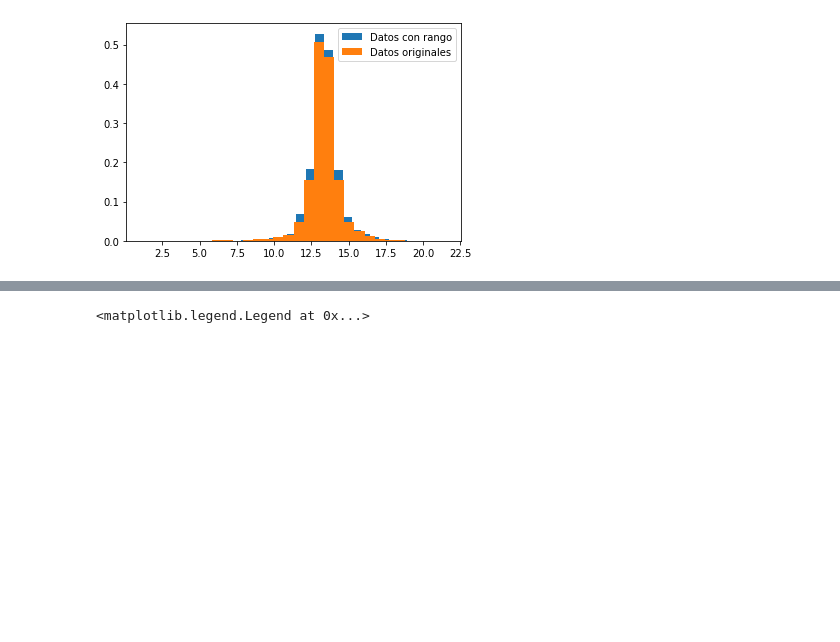
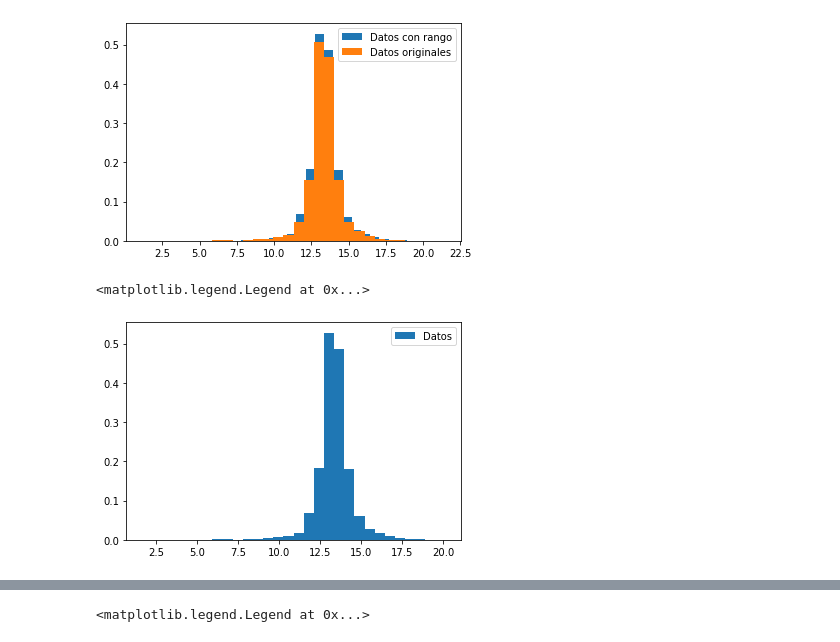
Before and after one commit to danielperhez/Proyecto_PRivera_CPerez, a Jupyter notebook: Proyecto_PRivera_CPerez.ipynb, the cells around one changed output, grey strips where cells are left out. Saved outputs shown, nothing was run; the diff lists cells and outputs as text; code cells hidden in the pictures; blank space fills up the shorter version.

```diff
--- a/Proyecto_PRivera_CPerez.ipynb
+++ b/Proyecto_PRivera_CPerez.ipynb
@@ -216,3 +218,10 @@ plt.legend(loc = 'best')
 # %% [output]
 <matplotlib.legend.Legend at 0x...>
 [figure]
+# %%
+y, x, _ = plt.hist(var, bins = 30, density = True, label = 'Datos')
+x = x[1:]
+plt.legend(loc = 'best')
+# %% [output]
+<matplotlib.legend.Legend at 0x...>
+[figure, added]
```
Also changed, not shown: parts of 15 cells of this notebook.
